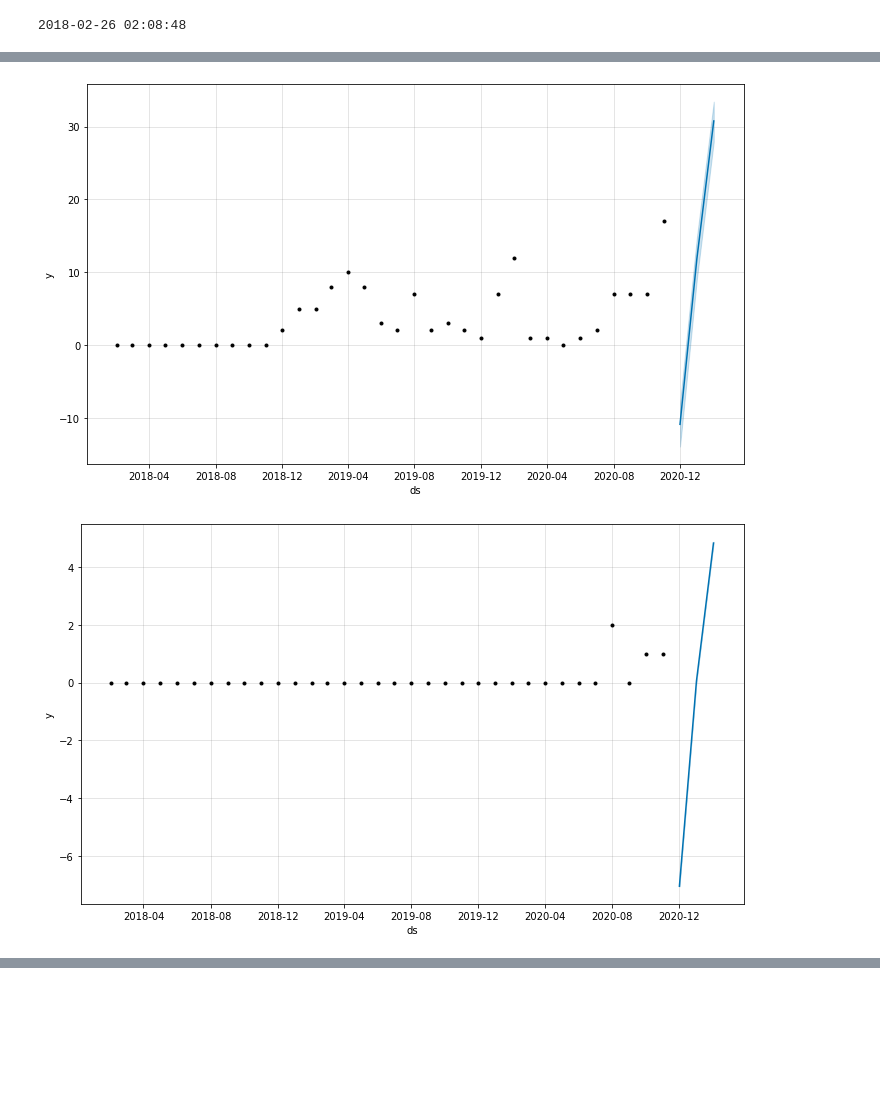
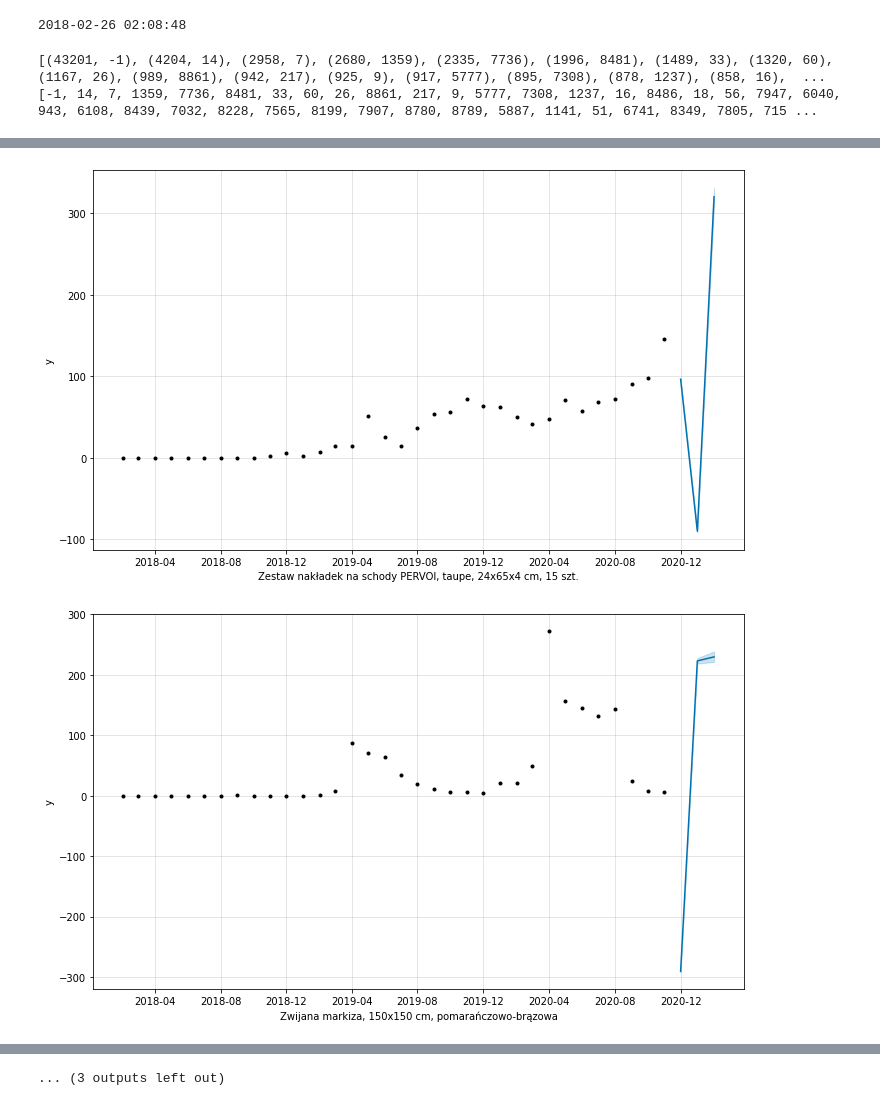
Before and after one commit to piotrkuczko/XAI-project, a Jupyter notebook: FB_Prophet.ipynb, the cells around one changed output, grey strips where cells are left out. Drawn from its saved outputs; the diff is of its cells as text; code cells hidden in the pictures; blank space fills up the shorter version.

```diff
--- a/FB_Prophet.ipynb
+++ b/FB_Prophet.ipynb
@@ -45,11 +45,13 @@ df
 # %%
 clustered_productsJSON = None
 clustered_products = {}
+id_to_product = {}
 with open('clustered_products.json') as f:
     clustered_productsJSON = json.load(f)
 for i in range(len(clustered_productsJSON)):
     for prd in clustered_productsJSON[i]:
         clustered_products[prd] = i
+        id_to_product[i] = prd
 # %%
 dates = []
 begin = datetime.date(2018, 2, 1)
@@ -90,6 +92,22 @@ A value is trying to be set on a copy of a slice from a DataFrame
 See the caveats in the documentation: https://pandas.pydata.org/pandas-docs/stable/user_guide/indexing.html#returning-a-view-versus-a-copy
   return super().drop(
 2018-02-26 02:08:48
+# %%
+lst = []
+for i in splits:
+    s = 0
+    for k in i[1].iterrows():
+        s+= k[1]['y']
+    lst.append((s, i[0]))
+lst.sort(reverse=True)
+print(lst[:100])
+top100sale = []
+for i in lst[:100]:
+    top100sale.append(i[1])
+print(top100sale)
+# %% [output]
+[(43201, -1), (4204, 14), (2958, 7), (2680, 1359), (2335, 7736), (1996, 8481), (1489, 33), (1320, 60), (1167, 26), (989, 8861), (942, 217), (925, 9), (917, 5777), (895, 7308), (878, 1237), (858, 16),  ...
+[-1, 14, 7, 1359, 7736, 8481, 33, 60, 26, 8861, 217, 9, 5777, 7308, 1237, 16, 8486, 18, 56, 7947, 6040, 943, 6108, 8439, 7032, 8228, 7565, 8199, 7907, 8780, 8789, 5887, 1141, 51, 6741, 8349, 7805, 715 ...
 # %%
 train_DF = {}
 test_DF = {}
@@ -104,12 +122,12 @@ for i in tqdm(splits):
     train_DF[i[0]] = localDF.loc[(localDF['ds'] < x)]
     test_DF[i[0]] = localDF.loc[(localDF['ds'] >= x)]
 # %%
-for k in range(10):
+for k in top100sale[1:15]:
     m = Prophet(seasonality_mode='multiplicative')
     # m.add_seasonality('quarterly', period=91.25, fourier_order=8, mode='additive')
     m.fit(train_DF[k])
     forecast = m.predict(test_DF[k])
-    fig1 = m.plot(forecast)
+    fig1 = m.plot(forecast, xlabel=id_to_product[k])
 # %% [output]
 INFO:prophet:Disabling weekly seasonality. Run prophet with weekly_seasonality=True to override this.
 INFO:prophet:Disabling daily seasonality. Run prophet with daily_seasonality=True to override this.
@@ -139,2 +154,2 @@ INFO:prophet:Disabling daily seasonality. Run prophet with daily_seasonality=Tru
-[figure, old version]
+[figure, new version]
-[figure, old version]
+[figure, new version]
@@ -143,0 +160 @@ INFO:prophet:Disabling daily seasonality. Run prophet with daily_seasonality=Tru
+... (3 outputs left out)
```
Also changed, not shown: parts of 1 cell of this notebook.
